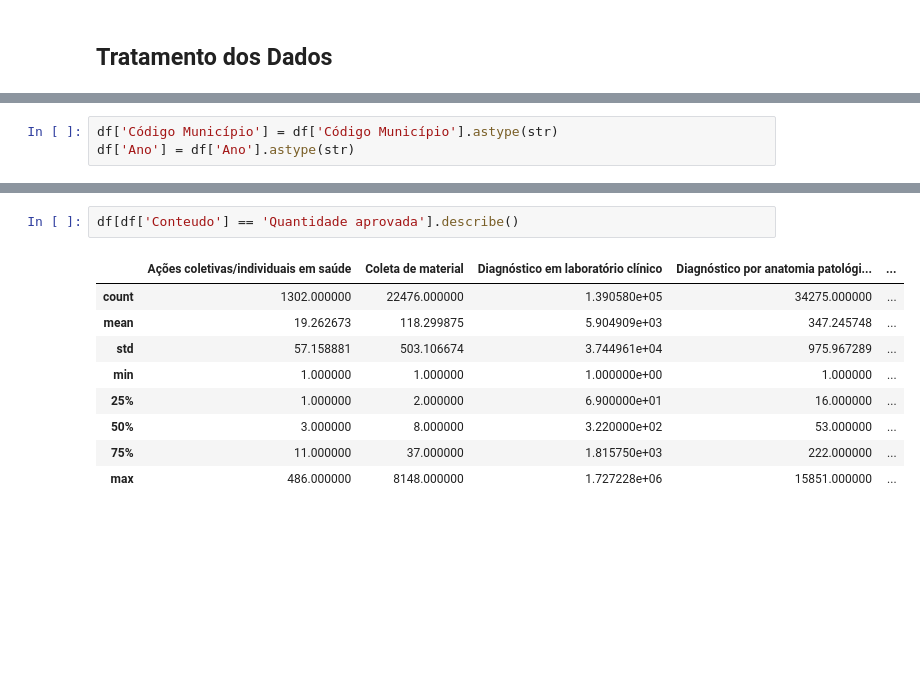
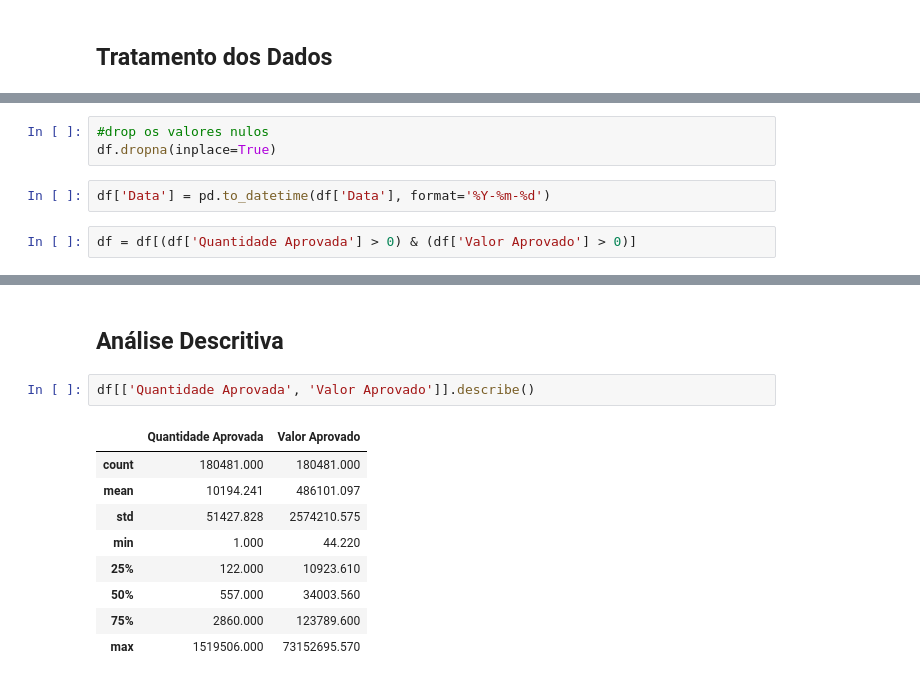
Before and after one commit to marleyabe/Data-SUS, a Jupyter notebook: analise.ipynb, the cells around one changed output, grey strips where cells are left out. Cells and saved outputs as stored; diff of their text form; blank space fills up the shorter version.

```diff
--- a/analise.ipynb
+++ b/analise.ipynb
@@ -52,3 +30,0 @@ df = df.replace(0, np.nan)
-# %%
-df['Código Município'] = df['Código Município'].astype(str)
-df['Ano'] = df['Ano'].astype(str)
@@ -75 +31,8 @@ dtype: int64
+# %%
+#drop os valores nulos
+df.dropna(inplace=True)
+# %%
+df['Data'] = pd.to_datetime(df['Data'], format='%Y-%m-%d')
+# %%
+df = df[(df['Quantidade Aprovada'] > 0) & (df['Valor Aprovado'] > 0)]
 # %% [markdown]
@@ -77,12 +52,14 @@ dtype: int64
+# %% [markdown]
+## Análise Descritiva
 # %%
-df[df['Conteudo'] == 'Quantidade aprovada'].describe()
+df[['Quantidade Aprovada', 'Valor Aprovado']].describe()
 # %% [output]
-|  | Ações coletivas/individuais em saúde | Coleta de material | Diagnóstico em laboratório clínico | Diagnóstico por anatomia patológi... | ... |
-| count | 1302.000000 | 22476.000000 | 1.390580e+05 | 34275.000000 | ... |
-| mean | 19.262673 | 118.299875 | 5.904909e+03 | 347.245748 | ... |
-| std | 57.158881 | 503.106674 | 3.744961e+04 | 975.967289 | ... |
-| min | 1.000000 | 1.000000 | 1.000000e+00 | 1.000000 | ... |
-| 25% | 1.000000 | 2.000000 | 6.900000e+01 | 16.000000 | ... |
-| 50% | 3.000000 | 8.000000 | 3.220000e+02 | 53.000000 | ... |
-| 75% | 11.000000 | 37.000000 | 1.815750e+03 | 222.000000 | ... |
-| max | 486.000000 | 8148.000000 | 1.727228e+06 | 15851.000000 | ... |
+|  | Quantidade Aprovada | Valor Aprovado |
+| count | 180481.000 | 180481.000 |
+| mean | 10194.241 | 486101.097 |
+| std | 51427.828 | 2574210.575 |
+| min | 1.000 | 44.220 |
+| 25% | 122.000 | 10923.610 |
+| 50% | 557.000 | 34003.560 |
+| 75% | 2860.000 | 123789.600 |
+| max | 1519506.000 | 73152695.570 |
```
Also changed, not shown: parts of 34 cells of this notebook.
